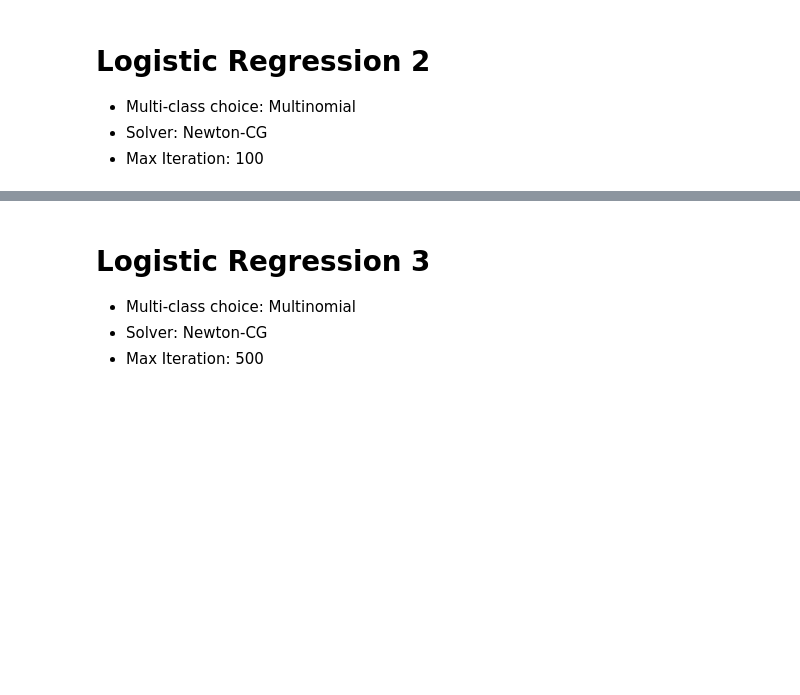
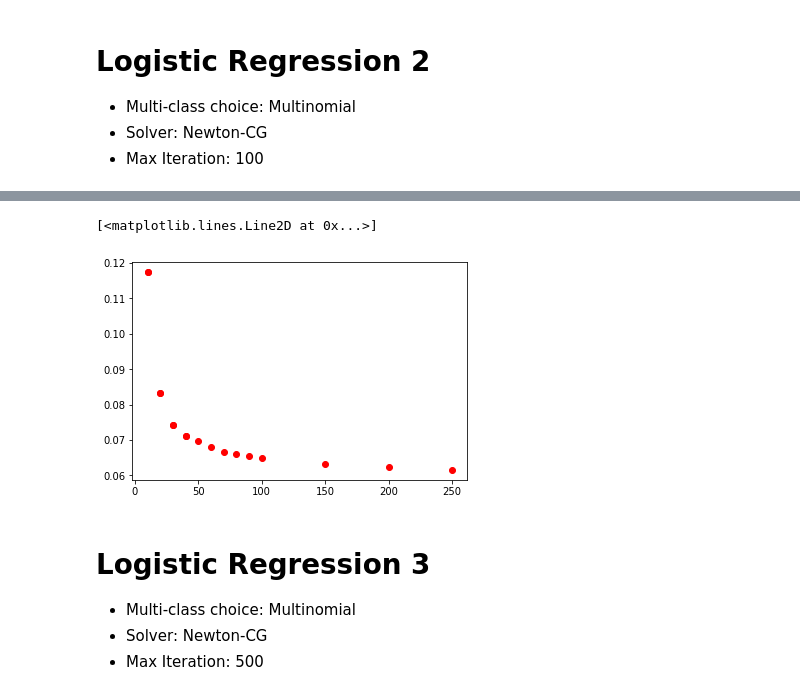
Before and after one commit to ignacioespinoso/Machine-Learning, a Jupyter notebook: proj2/logistic-regression.ipynb, the cells around one changed output, grey strips where cells are left out. Drawn from its saved outputs; the diff is of its cells as text; code cells hidden in the pictures; blank space fills up the shorter version.

```diff
--- a/proj2/logistic-regression.ipynb
+++ b/proj2/logistic-regression.ipynb
@@ -134,0 +299,3 @@ Score : 0.8318333333333333
+# %%
+for i in range (10, 101, 10):
+    print (i)
@@ -134,0 +319,26 @@ Score : 0.8318333333333333
+# %%
+penalt = 'l2'
+solverMode = 'newton-cg'
+maxIter = 10
+multiClass = 'multinomial'
+
+
+for i in range (150, 251, 50):
+    maxIter = i
+    logisticModel3 = LogisticRegression(max_iter = maxIter, multi_class = multiClass, solver = solverMode)
+    start = time.clock()
+    logisticModel3.fit(fashionTrainParams, fashionTrainTarget)
+    print (time.clock() - start)
+
+    print("Score : "+ str(logisticModel3.score(fashionValidationSetParams, fashionValidationSetTarget)))
+    print(metrics.accuracy_score(logisticModel3.predict(fashionValidationSetParams), fashionValidationSetTarget))
+    print(metrics.precision_recall_fscore_support(logisticModel3.predict(fashionValidationSetParams), fashionValidationSetTarget))
+
+    costFunction2 = regressionLogisticCostFunction(trainTarget, logisticModel3, fashionTrainParams)
+    print (costFunction2)
+
+    xToPlotMultinomial_NCG = np.append(xToPlotMultinomial_NCG,maxIter)
+    yToPlotMultinomial_NCG = np.append(yToPlotMultinomial_NCG,costFunction2)
+    print ("==== FINISHED =====")
+    print (i)
+    print ("PARTIUU")
@@ -135,3 +363,9 @@ Score : 0.8318333333333333
+# %%
+
+plt.plot(xToPlotMultinomial_NCG, yToPlotMultinomial_NCG, 'ro')
+# %% [output]
+[<matplotlib.lines.Line2D at 0x...>]
+[figure, added]
 # %% [markdown]
 # Logistic Regression 3
 - Multi-class choice: Multinomial
```
Also changed, not shown: parts of 16 cells of this notebook.
